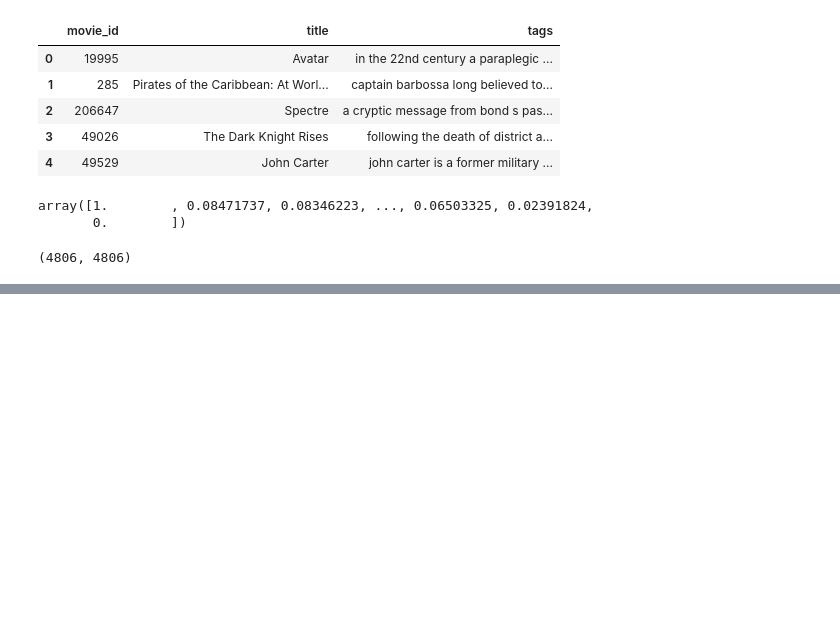
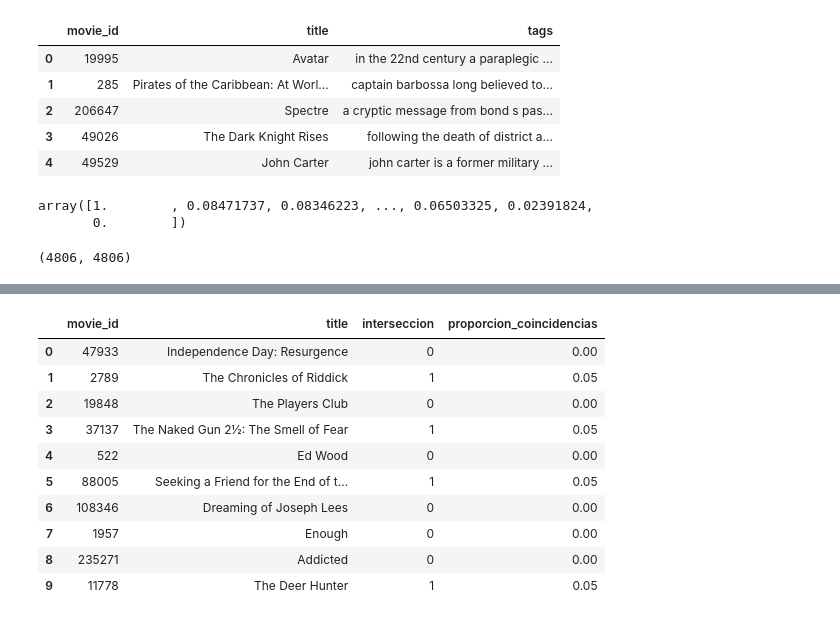
Before and after one commit to r1kard/demo_movie_recommendation, a Jupyter notebook: RecommendationSystem.ipynb, the cells around one changed output, grey strips where cells are left out. Drawn from its saved outputs; the diff is of its cells as text; code cells hidden in the pictures; blank space fills up the shorter version.

```diff
--- a/RecommendationSystem.ipynb
+++ b/RecommendationSystem.ipynb
@@ -319,0 +501,6 @@ pickle.dump(similarity,open('instances/similarity.pkl','wb'))
+# %%
+my_recomendation = pd.DataFrame(columns=['movie_id', 'Edad', 'Ciudad'])
+for index, row in sampled_movies.iterrows():
+    print(f'Recomendaciones para :', {row['movie_id']})
+    print(my_rec(row['title']))
+    print()
@@ -319,0 +544,8 @@ pickle.dump(similarity,open('instances/similarity.pkl','wb'))
+# %%
+# Obtener recomendaciones para la muestra
+#get_tmdbrecommend(10198)
+
+for index, row in sampled_movies.iterrows():
+    print(f'Recomendaciones para :', {row['movie_id']})
+    print(get_tmdbrecommend(row['movie_id']))
+    print()
@@ -319,0 +570,45 @@ pickle.dump(similarity,open('instances/similarity.pkl','wb'))
+# %%
+import pandas as pd
+
+# Cargar DataFrames
+df_mis_recomendaciones = pd.read_csv('data/mis_recomendaciones.csv', delimiter=';')
+df_otro_sistema = pd.read_csv('data/otro_sistema.csv', delimiter=';')
+
+# Suponiendo que 'recommendations' es una columna con los ids de películas recomendadas separados por comas
+def parse_recommendations(recommendations):
+    return set(recommendations.split(','))
+
+df_mis_recomendaciones['recommendations'] = df_mis_recomendaciones['recommendations'].apply(parse_recommendations)
+df_otro_sistema['recommendations'] = df_otro_sistema['recommendations'].apply(parse_recommendations)
+
+# Unir los DataFrames en base a 'movie_id'
+df_comparacion = pd.merge(df_mis_recomendaciones, df_otro_sistema, on='movie_id', suffixes=('_mio', '_otro'))
+
+# Calcular la intersección de recomendaciones
+def calcular_interseccion(row):
+    return len(row['recommendations_mio'].intersection(row['recommendations_otro']))
+
+df_comparacion['interseccion'] = df_comparacion.apply(calcular_interseccion, axis=1)
+
+# Calcular la proporción de coincidencias
+df_comparacion['proporcion_coincidencias'] = df_comparacion['interseccion'] / df_comparacion['recommendations_mio'].apply(len)
+
+# Unir con mov_df para agregar el título de la película
+df_comparacion = pd.merge(df_comparacion, mov_df, left_on='movie_id', right_on='movie_id')
+
+# Seleccionar las columnas relevantes para el resultado final
+df_comparacion_final = df_comparacion[['movie_id', 'title', 'interseccion', 'proporcion_coincidencias']]
+
+df_comparacion_final
+# %% [output]
+|  | movie_id | title | interseccion | proporcion_coincidencias |
+| 0 | 47933 | Independence Day: Resurgence | 0 | 0.00 |
+| 1 | 2789 | The Chronicles of Riddick | 1 | 0.05 |
+| 2 | 19848 | The Players Club | 0 | 0.00 |
+| 3 | 37137 | The Naked Gun 2½: The Smell of Fear | 1 | 0.05 |
+| 4 | 522 | Ed Wood | 0 | 0.00 |
+| 5 | 88005 | Seeking a Friend for the End of t... | 1 | 0.05 |
+| 6 | 108346 | Dreaming of Joseph Lees | 0 | 0.00 |
+| 7 | 1957 | Enough | 0 | 0.00 |
+| 8 | 235271 | Addicted | 0 | 0.00 |
+| 9 | 11778 | The Deer Hunter | 1 | 0.05 |
```
Also changed, not shown: parts of 19 cells of this notebook, 4 other files.
